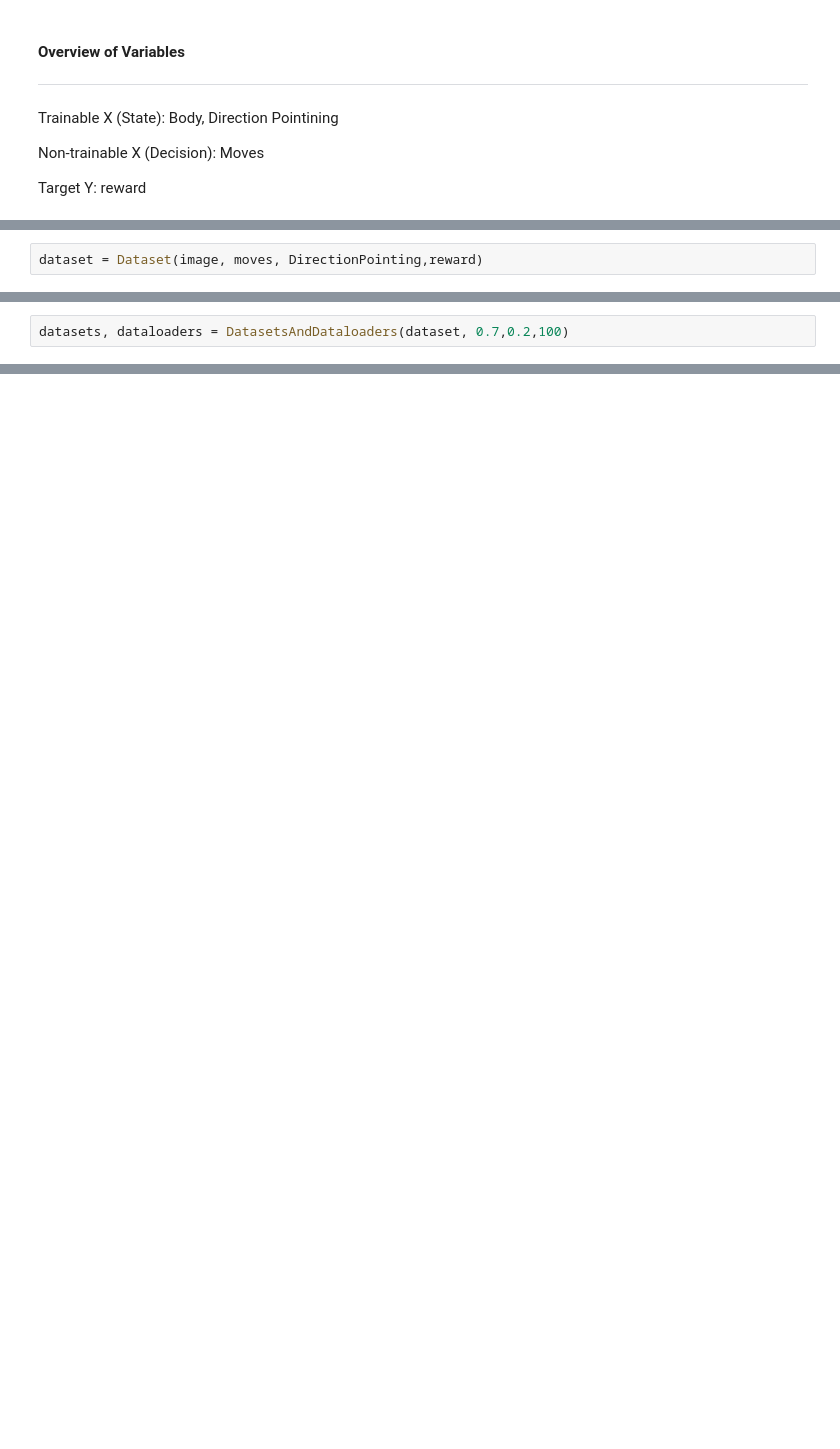
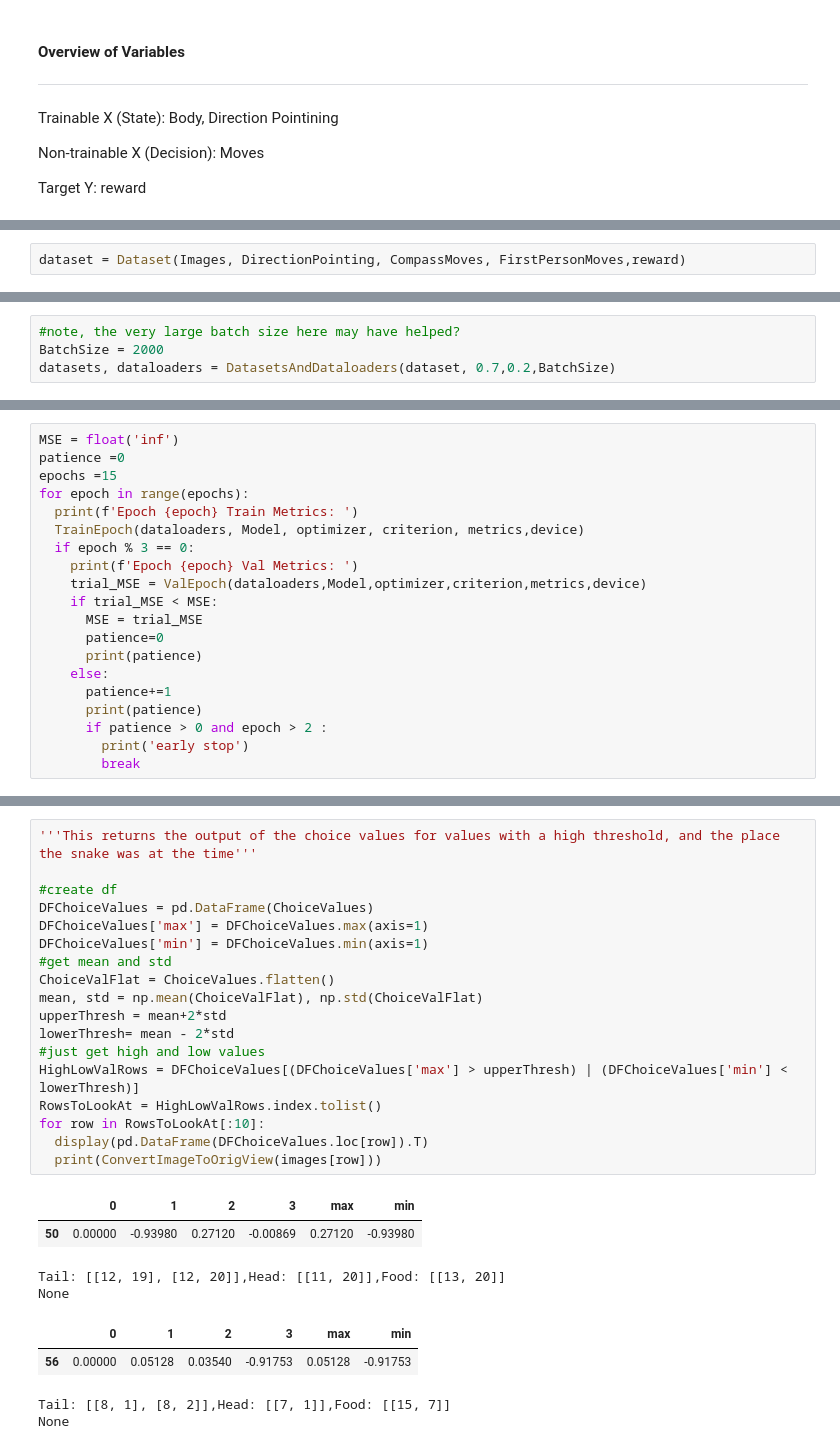
Before and after one commit to jakelourie1502/GamesAI, a Jupyter notebook: SnakeModel.ipynb, the cells around one changed output, grey strips where cells are left out. Drawn from its saved outputs; the diff is of its cells as text; blank space fills up the shorter version.

```diff
--- a/SnakeModel.ipynb
+++ b/SnakeModel.ipynb
@@ -118,2 +263,2 @@ class Dataset(torch.utils.data.Dataset):
 # %%
-dataset = Dataset(image, moves, DirectionPointing,reward)
+dataset = Dataset(Images, DirectionPointing, CompassMoves, FirstPersonMoves,reward)
@@ -151,2 +271,4 @@ def DatasetsAndDataloaders(dataset, train_perc, val_perc, batch_size):
 # %%
-datasets, dataloaders = DatasetsAndDataloaders(dataset, 0.7,0.2,100)
+#note, the very large batch size here may have helped?
+BatchSize = 2000
+datasets, dataloaders = DatasetsAndDataloaders(dataset, 0.7,0.2,BatchSize)
@@ -156,0 +418,20 @@ dataloaders['train']
+# %%
+MSE = float('inf')
+patience =0
+epochs =15
+for epoch in range(epochs):
+  print(f'Epoch {epoch} Train Metrics: ')
+  TrainEpoch(dataloaders, Model, optimizer, criterion, metrics,device)
+  if epoch % 3 == 0:
+    print(f'Epoch {epoch} Val Metrics: ')
+    trial_MSE = ValEpoch(dataloaders,Model,optimizer,criterion,metrics,device)
+    if trial_MSE < MSE:
+      MSE = trial_MSE
+      patience=0
+      print(patience)
+    else:
+      patience+=1
+      print(patience)
+      if patience > 0 and epoch > 2 :
+        print('early stop')
+        break
@@ -156,0 +564,27 @@ dataloaders['train']
+# %%
+'''This returns the output of the choice values for values with a high threshold, and the place the snake was at the time'''
+
+#create df
+DFChoiceValues = pd.DataFrame(ChoiceValues)
+DFChoiceValues['max'] = DFChoiceValues.max(axis=1)
+DFChoiceValues['min'] = DFChoiceValues.min(axis=1)
+#get mean and std
+ChoiceValFlat = ChoiceValues.flatten()
+mean, std = np.mean(ChoiceValFlat), np.std(ChoiceValFlat)
+upperThresh = mean+2*std
+lowerThresh= mean - 2*std
+#just get high and low values
+HighLowValRows = DFChoiceValues[(DFChoiceValues['max'] > upperThresh) | (DFChoiceValues['min'] < lowerThresh)]
+RowsToLookAt = HighLowValRows.index.tolist()
+for row in RowsToLookAt[:10]:
+  display(pd.DataFrame(DFChoiceValues.loc[row]).T)
+  print(ConvertImageToOrigView(images[row]))
+# %% [output]
+|  | 0 | 1 | 2 | 3 | max | min |
+| 50 | 0.00000 | -0.93980 | 0.27120 | -0.00869 | 0.27120 | -0.93980 |
+Tail: [[12, 19], [12, 20]],Head: [[11, 20]],Food: [[13, 20]]
+None
+|  | 0 | 1 | 2 | 3 | max | min |
+| 56 | 0.00000 | 0.05128 | 0.03540 | -0.91753 | 0.05128 | -0.91753 |
+Tail: [[8, 1], [8, 2]],Head: [[7, 1]],Food: [[15, 7]]
+None
```
Also changed, not shown: parts of 35 cells of this notebook.
